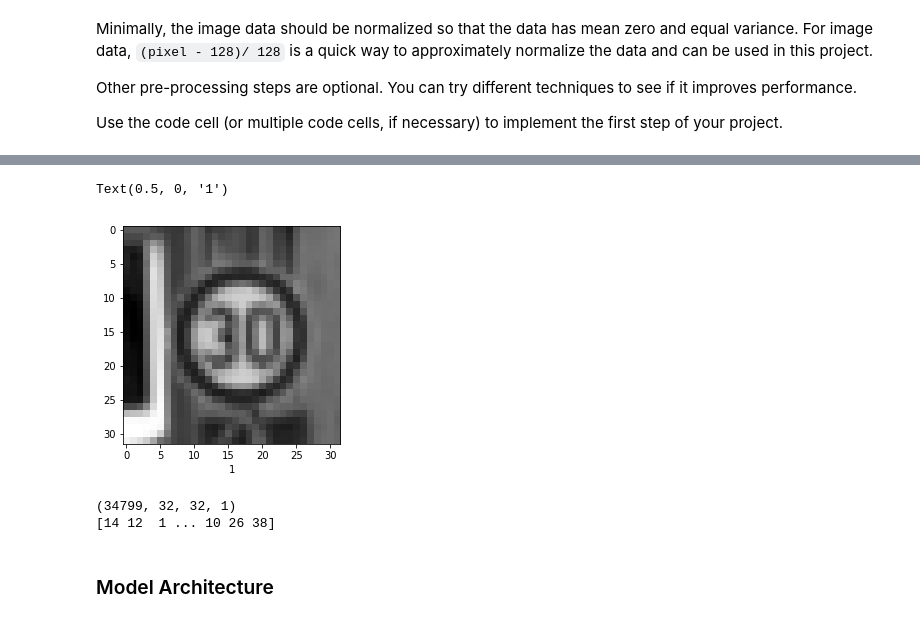
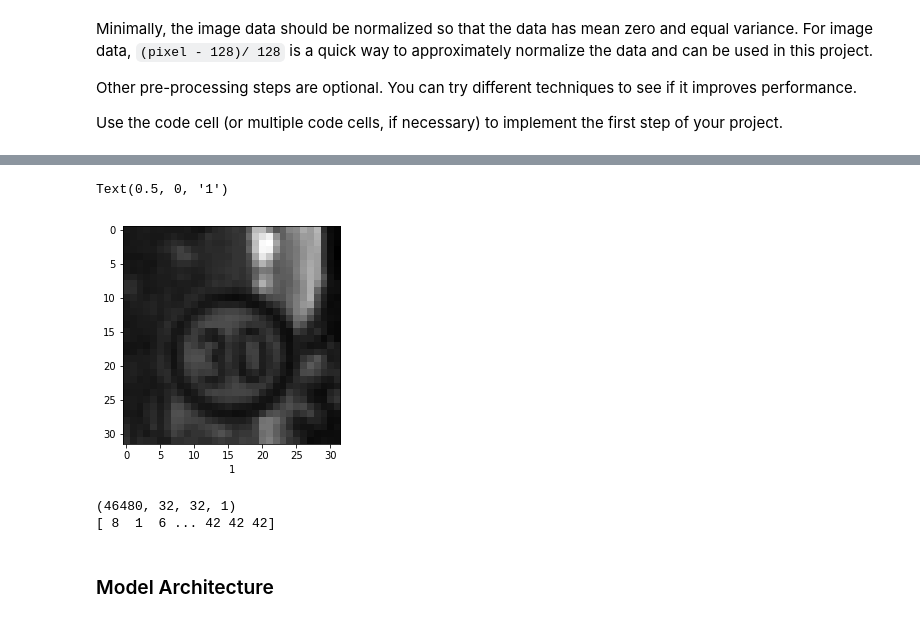
Before and after one commit to JahanAjani/CarND-Traffic-Sign-Classifier-Project, a Jupyter notebook: Traffic_Sign_Classifier.ipynb, the cells around one changed output, grey strips where cells are left out. Saved outputs shown, nothing was run; the diff lists cells and outputs as text; code cells hidden in the pictures.

Commit message:
added data augmentation

```diff
--- a/Traffic_Sign_Classifier.ipynb
+++ b/Traffic_Sign_Classifier.ipynb
@@ -127,0 +223,9 @@ plt.imshow(features.squeeze())
+# %%
+def random_brightness(img):
+    hsv_img = cv2.cvtColor(img, cv2.COLOR_BGR2HSV)
+    h,s,v = cv2.split(hsv_img)
+    scale = np.random.uniform(.8, 1.25)
+    v = np.clip(v * scale, 0, 255, out=v)
+    img = cv2.merge((h,s,v))
+    img = cv2.cvtColor(img, cv2.COLOR_HSV2BGR)
+    return img
@@ -127,0 +313,17 @@ plt.imshow(features.squeeze())
+# %%
+# lets save this augmented data as preparing this data took almost 20 min.
+
+training_file = "./output/train_aug.p"
+final_data = {'features': X_train, 'label': y_train}
+with open(training_file, mode='wb') as f:
+    train = pickle.dump(final_data, f, protocol=pickle.HIGHEST_PROTOCOL)
+# %%
+#lets load augumented data and visualize the data distribution.
+
+training_file = "./output/train_aug.p"
+with open(training_file, mode='rb') as f:
+    train_aug = pickle.load(f)
+    X_train = train_aug['features']
+    y_train = train_aug['label']
+
+print('X, y shapes:', X_train.shape, y_train.shape)
@@ -156,13 +369,9 @@ Use the code cell (or multiple code cells, if necessary) to implement the first
 ### Preprocess the data here. It is required to normalize the data. Other preprocessing steps could include
 ### converting to grayscale, etc.
 ### Feel free to use as many code cells as needed.
-# X_train_gray = np.dot(X_train[...][...,:3],[0.299,0.587,0.114])
-# X_valid_gray = np.dot(X_valid[...][...,:3],[0.299,0.587,0.114])
-# X_test_gray = np.dot(X_test[...][...,:3],[0.299,0.587,0.114])
-
 
 def rgb2gray(rgb):
     return np.dot(rgb[...,:3], [0.299, 0.587, 0.114])
-X_train = rgb2gray(X_train).reshape((n_train,32,32,1))
+X_train = rgb2gray(X_train).reshape((len(X_train),32,32,1))
 X_valid = rgb2gray(X_valid).reshape((len(X_valid),32,32,1))
 X_test = rgb2gray(X_test).reshape((len(X_test),32,32,1))
@@ -198,19 +386,14 @@ X_test = (X_test - 128)/128
 # %%
-plt.imshow(X_train[2][...].squeeze(),cmap='gray')
-plt.xlabel(y_train[2])
+plt.imshow(X_train[10][...].squeeze(),cmap='gray')
+plt.xlabel(y_train[10])
 # %% [output]
 Text(0.5, 0, '1')
-[figure, old version]
+[figure, new version]
-# %%
-# X_train = X_train[..., np.newaxis]
-# X_valid = X_valid[..., np.newaxis]
-# X_valid = X_valid[..., np.newaxis]
-print(X_train.shape)
-#X_train.reshape(,32,32,1))
-print(y_train)
-#rgb2gray(X_train).reshape((n_train,32,32,1)).shape
-# %% [output]
-(34799, 32, 32, 1)
-[14 12  1 ... 10 26 38]
+# %%
+print(X_train.shape)
+print(y_train)
+# %% [output]
+(46480, 32, 32, 1)
+[ 8  1  6 ... 42 42 42]
 # %% [markdown]
 ### Model Architecture
```
Also changed, not shown: parts of 29 cells of this notebook, 4 other files.
